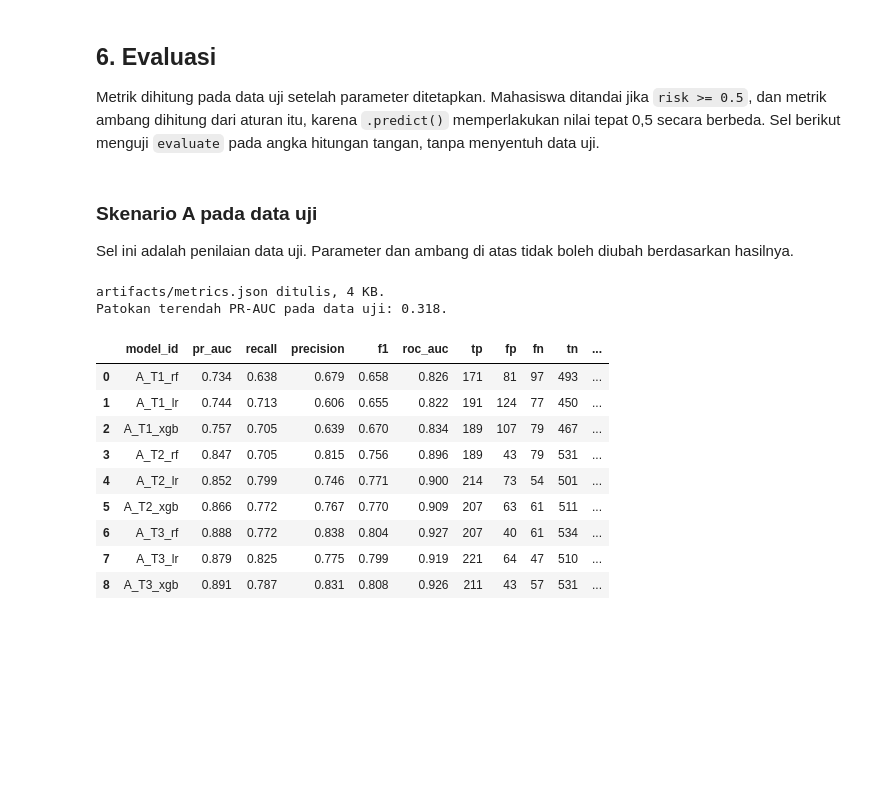
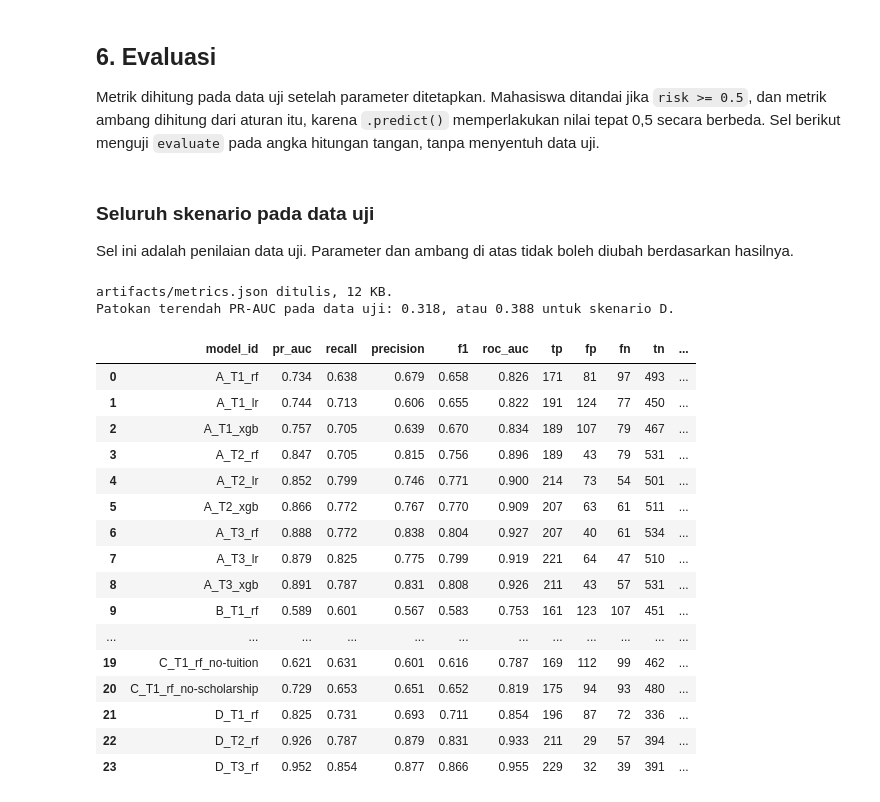
Before and after one commit to MapleKaedee/prediksi-dini-dropout, a Jupyter notebook: notebooks/dropout_experiments.ipynb, the cells around one changed output. Cells and saved outputs as stored; diff of their text form; code cells hidden in the pictures; blank space fills up the shorter version.

Commit message:
feat: tambahkan model skenario B, C, D dan metrik 24 model

```diff
--- a/notebooks/dropout_experiments.ipynb
+++ b/notebooks/dropout_experiments.ipynb
@@ -814,0 +827,19 @@ Patokan terendah PR-AUC pada data latih: 0.318.
+# %%
+SCENARIO_B = [f"B_{stage}_{algorithm}" for stage in WITHOUT_FINANCIAL for algorithm in ["rf", "lr", "xgb"]]
+for stage, attributes in WITHOUT_FINANCIAL.items():
+    searches[f"B_{stage}_rf"] = tune_rf(attributes)
+    searches[f"B_{stage}_lr"] = tune_lr(attributes)
+    searches[f"B_{stage}_xgb"] = tune_xgb(attributes)
+
+C_REMOVED = {
+    "C_T1_rf_no-debtor": "Debtor",
+    "C_T1_rf_no-tuition": "Tuition fees up to date",
+    "C_T1_rf_no-scholarship": "Scholarship holder",
+}
+C_ATTRIBUTES = {model_id: [a for a in T1 if a != removed] for model_id, removed in C_REMOVED.items()}
+for model_id, attributes in C_ATTRIBUTES.items():
+    searches[model_id] = tune_rf(attributes)
+
+SCENARIO_D = [f"D_{stage}_rf" for stage in WITH_FINANCIAL]
+for stage, attributes in WITH_FINANCIAL.items():
+    searches[f"D_{stage}_rf"] = tune_rf(attributes, frame=train_d)
@@ -860,49 +938,69 @@ assert evaluate_check == {
     "tn": 1,
 }, evaluate_check
 # %% [markdown]
-### Skenario A pada data uji
+### Seluruh skenario pada data uji
 
 Sel ini adalah penilaian data uji. Parameter dan ambang di atas tidak boleh diubah berdasarkan hasilnya.
 # %%
+FINANCIAL_LABEL = {"A": "with", "B": "without", "C": "drop_one", "D": "with"}
+# NB-08: jumlah atribut per tahap, baris latih, dan baris uji tiap skenario.
+EXPECTED_SHAPE = {
+    "A": ({"T1": 24, "T2": 30, "T3": 36}, 3367, 842),
+    "B": ({"T1": 21, "T2": 27, "T3": 33}, 3367, 842),
+    "C": ({"T1": 23}, 3367, 842),
+    "D": ({"T1": 24, "T2": 30, "T3": 36}, 2761, 691),
+}
+
 metrics = []
-for model_id in SCENARIO_A:
-    _, stage, algorithm = model_id.split("_")
+for model_id in ALL_MODELS:
+    scenario, stage, algorithm = model_id.split("_")[:3]
     search = searches[model_id]
+    train_frame, test_frame = (train_d, test_d) if scenario == "D" else (train, test)
     metrics.append(
         {
             "model_id": model_id,
-            "scenario": "A",
+            "scenario": scenario,
             "stage": stage,
             "algorithm": algorithm,
-            "financial": "with",
-            "removed": None,
-            "n_train": len(train),
-            "n_test": len(test),
-            **evaluate(search.best_estimator_, test),
+            "financial": FINANCIAL_LABEL[scenario],
+            "removed": C_REMOVED.get(model_id),
+            "n_train": len(train_frame),
+            "n_test": len(test_frame),
+            **evaluate(search.best_estimator_, test_frame),
             "cv_pr_auc": round(float(search.best_score_), 6),
             "best_params": best_params(search),
         }
     )
 
-assert len(metrics) == 9, len(metrics)
+assert len(metrics) == 24, len(metrics)
 for entry in metrics:
-    assert entry["tp"] + entry["fn"] == 268 and entry["fp"] + entry["tn"] == 574, entry
+    attribute_counts, n_train, n_test = EXPECTED_SHAPE[entry["scenario"]]
+    assert searches[entry["model_id"]].n_features_in_ == attribute_counts[entry["stage"]], entry["model_id"]
+    assert (entry["n_train"], entry["n_test"]) == (n_train, n_test), entry["model_id"]
+    assert entry["tp"] + entry["fn"] == 268 and entry["fp"] + entry["tn"] == n_test - 268, entry["model_id"]
 
 write_artifact("metrics.json", metrics)
-print(f"Patokan terendah PR-AUC pada data uji: {test['dropout'].mean():.3f}.")
+print(f"Patokan terendah PR-AUC pada data uji: {test['dropout'].mean():.3f}, atau {test_d['dropout'].mean():.3f} untuk skenario D.")
 pd.DataFrame(metrics).drop(columns=["scenario", "stage", "algorithm", "financial", "removed", "n_train", "n_test", "best_params"])
 # %% [output]
-artifacts/metrics.json ditulis, 4 KB.
-Patokan terendah PR-AUC pada data uji: 0.318.
+artifacts/metrics.json ditulis, 12 KB.
+Patokan terendah PR-AUC pada data uji: 0.318, atau 0.388 untuk skenario D.
 |  | model_id | pr_auc | recall | precision | f1 | roc_auc | tp | fp | fn | tn | ... |
 | 0 | A_T1_rf | 0.734 | 0.638 | 0.679 | 0.658 | 0.826 | 171 | 81 | 97 | 493 | ... |
 | 1 | A_T1_lr | 0.744 | 0.713 | 0.606 | 0.655 | 0.822 | 191 | 124 | 77 | 450 | ... |
 | 2 | A_T1_xgb | 0.757 | 0.705 | 0.639 | 0.670 | 0.834 | 189 | 107 | 79 | 467 | ... |
 | 3 | A_T2_rf | 0.847 | 0.705 | 0.815 | 0.756 | 0.896 | 189 | 43 | 79 | 531 | ... |
 | 4 | A_T2_lr | 0.852 | 0.799 | 0.746 | 0.771 | 0.900 | 214 | 73 | 54 | 501 | ... |
 | 5 | A_T2_xgb | 0.866 | 0.772 | 0.767 | 0.770 | 0.909 | 207 | 63 | 61 | 511 | ... |
 | 6 | A_T3_rf | 0.888 | 0.772 | 0.838 | 0.804 | 0.927 | 207 | 40 | 61 | 534 | ... |
 | 7 | A_T3_lr | 0.879 | 0.825 | 0.775 | 0.799 | 0.919 | 221 | 64 | 47 | 510 | ... |
 | 8 | A_T3_xgb | 0.891 | 0.787 | 0.831 | 0.808 | 0.926 | 211 | 43 | 57 | 531 | ... |
+| 9 | B_T1_rf | 0.589 | 0.601 | 0.567 | 0.583 | 0.753 | 161 | 123 | 107 | 451 | ... |
+| ... | ... | ... | ... | ... | ... | ... | ... | ... | ... | ... | ... |
+| 19 | C_T1_rf_no-tuition | 0.621 | 0.631 | 0.601 | 0.616 | 0.787 | 169 | 112 | 99 | 462 | ... |
+| 20 | C_T1_rf_no-scholarship | 0.729 | 0.653 | 0.651 | 0.652 | 0.819 | 175 | 94 | 93 | 480 | ... |
+| 21 | D_T1_rf | 0.825 | 0.731 | 0.693 | 0.711 | 0.854 | 196 | 87 | 72 | 336 | ... |
+| 22 | D_T2_rf | 0.926 | 0.787 | 0.879 | 0.831 | 0.933 | 211 | 29 | 57 | 394 | ... |
+| 23 | D_T3_rf | 0.952 | 0.854 | 0.877 | 0.866 | 0.955 | 229 | 32 | 39 | 391 | ... |
 # %%
 for stage in WITH_FINANCIAL:
```
Also changed, not shown: parts of 7 cells of this notebook, 1 other file.
